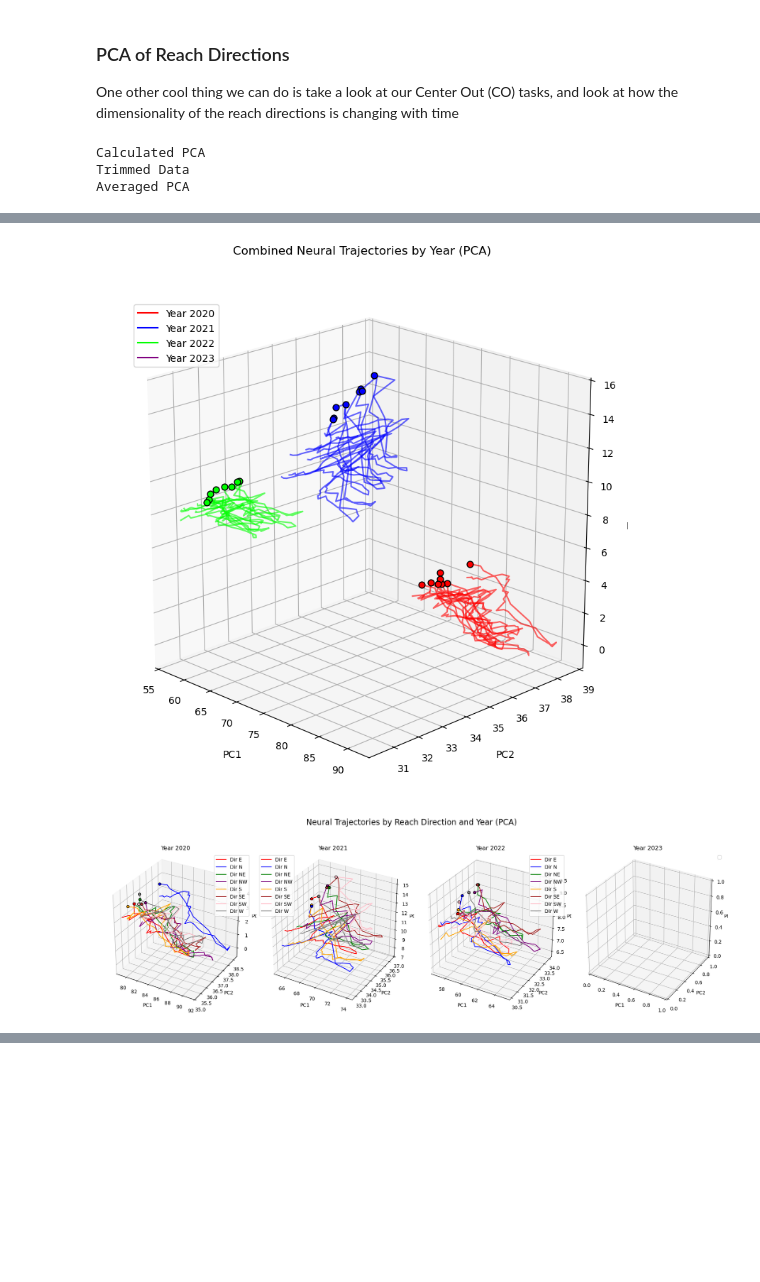
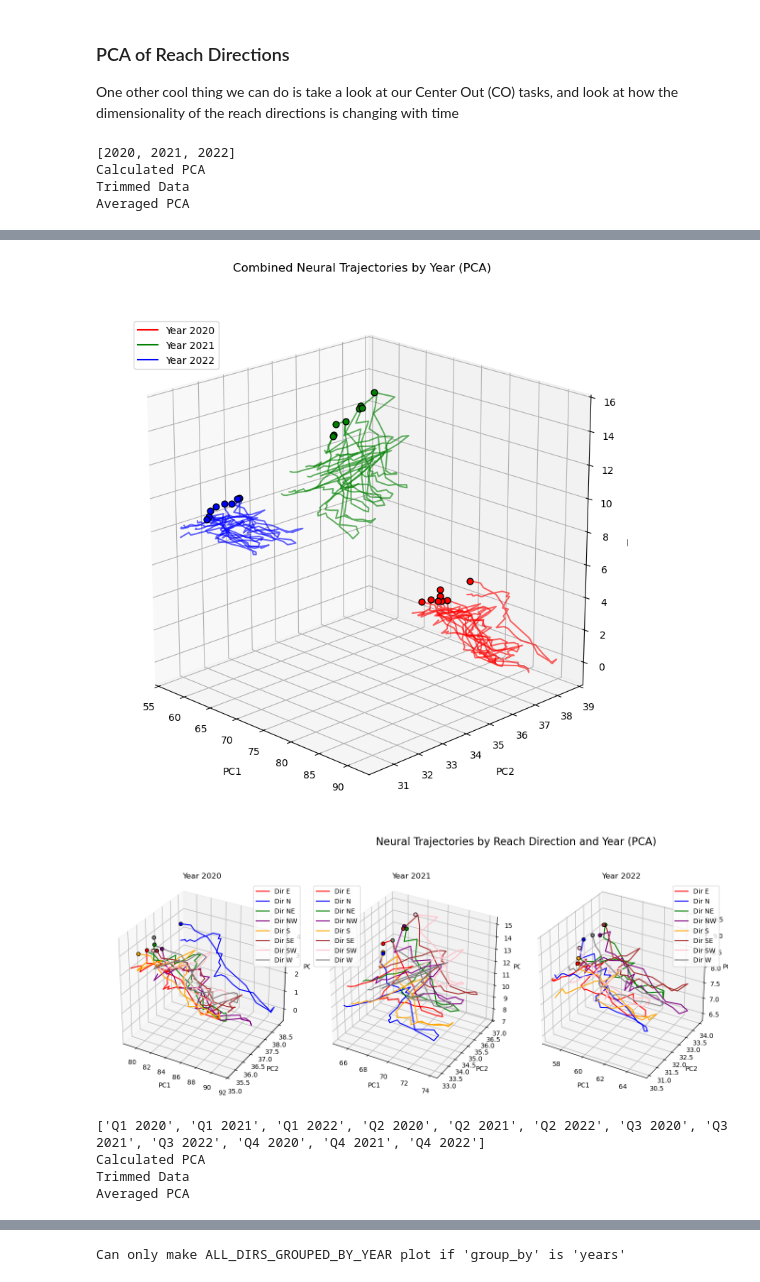
Before and after one commit to chesteklab/LINK_dataset, a Jupyter notebook: analysis/populationlevelanalyses/dimensionality_across_days_analysis.ipynb, the cells around one changed output, grey strips where cells are left out. Cells and saved outputs as stored; diff of their text form; code cells hidden in the pictures; blank space fills up the shorter version.

```diff
--- a/analysis/populationlevelanalyses/dimensionality_across_days_analysis.ipynb
+++ b/analysis/populationlevelanalyses/dimensionality_across_days_analysis.ipynb
@@ -70,12 +67,17 @@ explained_var_over_time(df_tuning)
 
 One other cool thing we can do is take a look at our Center Out (CO) tasks, and look at how the dimensionality of the reach directions is changing with time
 # %%
-pca_of_reach_directions(df_tuning=df_tuning, type_of_data="sbps", smoothing=False)
-#pca_of_reach_directions(df_tuning=df_tuning, type_of_data="tcfr", smoothing=False)
+pca_of_reach_directions(df_tuning=df_tuning, group_by = 'year', type_of_data="sbps", smoothing=False, trim_method= trim_neural_data_at_movement_onset_std_and_smooth )
+pca_of_reach_directions(df_tuning=df_tuning, group_by = 'quarter', type_of_data="sbps", smoothing=False, trim_method= trim_neural_data_at_movement_onset_std_and_smooth )
 # %% [output]
+[2020, 2021, 2022]
 Calculated PCA
 Trimmed Data
 Averaged PCA
 [figure]
-[figure, old version]
+[figure, new version]
-[figure, old version]
+[figure, new version]
+['Q1 2020', 'Q1 2021', 'Q1 2022', 'Q2 2020', 'Q2 2021', 'Q2 2022', 'Q3 2020', 'Q3 2021', 'Q3 2022', 'Q4 2020', 'Q4 2021', 'Q4 2022']
+Calculated PCA
+Trimmed Data
+Averaged PCA
@@ -81,0 +86 @@ Averaged PCA
+Can only make ALL_DIRS_GROUPED_BY_YEAR plot if 'group_by' is 'years'
```
Also changed, not shown: parts of 5 cells of this notebook, 1 other file.
